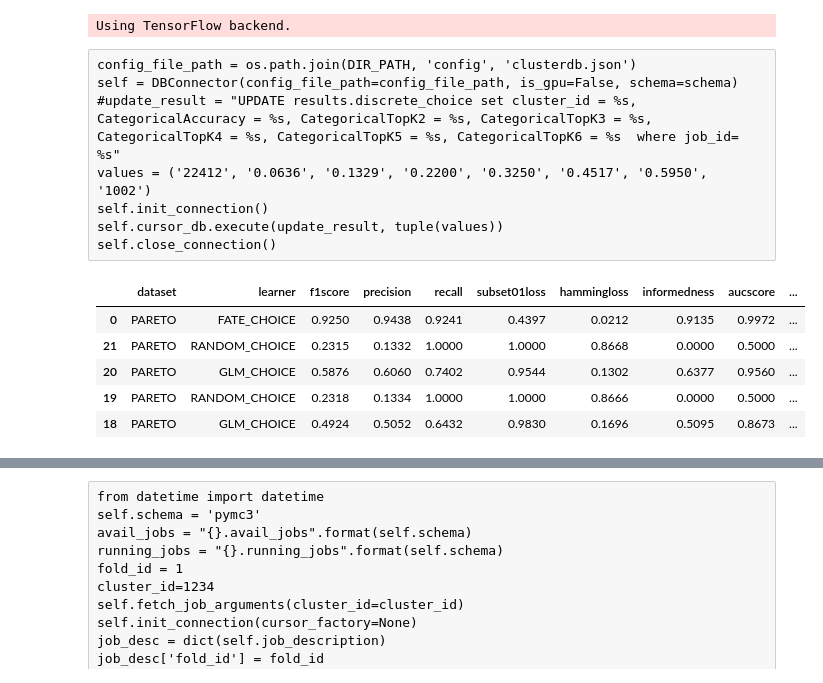
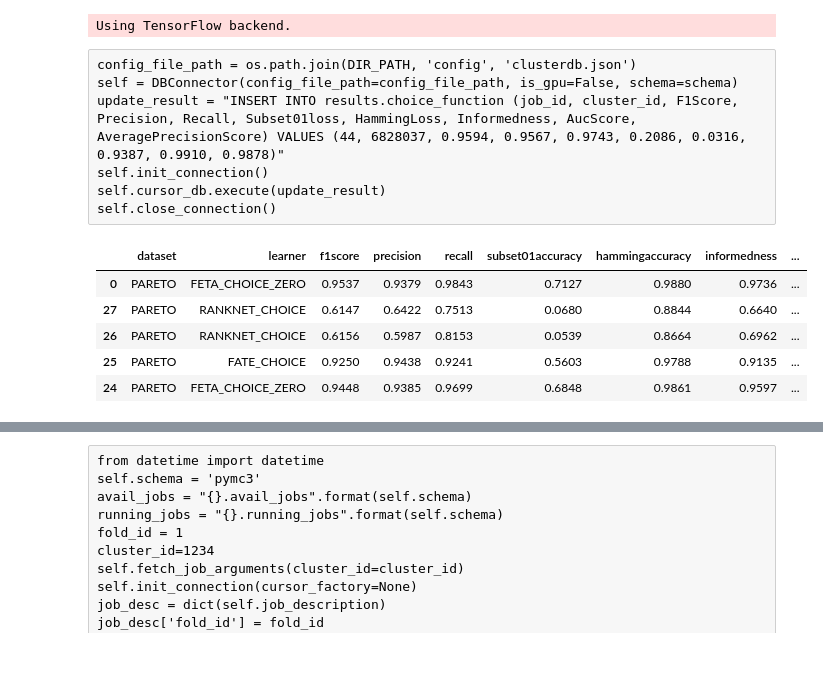
Before and after one commit to kiudee/cs-ranking, a Jupyter notebook: experiments/result_choice.ipynb, the cells around one changed output, grey strips where cells are left out. Saved outputs shown, nothing was run; the diff lists cells and outputs as text; code cells hidden in the pictures.

```diff
--- a/experiments/result_choice.ipynb
+++ b/experiments/result_choice.ipynb
@@ -29,13 +29,12 @@ models_dict = dict(zip(Dlower, models))
 # %% [raw]
 config_file_path = os.path.join(DIR_PATH, 'config', 'clusterdb.json')
 self = DBConnector(config_file_path=config_file_path, is_gpu=False, schema=schema)
-#update_result = "UPDATE results.discrete_choice set cluster_id = %s, CategoricalAccuracy = %s, CategoricalTopK2 = %s, CategoricalTopK3 = %s, CategoricalTopK4 = %s, CategoricalTopK5 = %s, CategoricalTopK6 = %s  where job_id= %s"
-values = ('22412', '0.0636', '0.1329', '0.2200', '0.3250', '0.4517', '0.5950', '1002')
+update_result = "INSERT INTO results.choice_function (job_id, cluster_id, F1Score, Precision, Recall, Subset01loss, HammingLoss, Informedness, AucScore, AveragePrecisionScore) VALUES (44, 6828037, 0.9594, 0.9567, 0.9743, 0.2086, 0.0316, 0.9387, 0.9910, 0.9878)"
 self.init_connection()
-self.cursor_db.execute(update_result, tuple(values))
+self.cursor_db.execute(update_result)
 self.close_connection()
 # %%
-def get_results_for_dataset(DATASET, del_jid = True):
+def get_results_for_dataset(DATASET, del_jid = True, dataset_type=None):
     config_file_path = os.path.join(DIR_PATH, 'config', 'clusterdb.json')
     results_table = 'results.{}'.format(learning_problem)
     schema = 'choice_functions'
@@ -55,39 +54,42 @@ def get_results_for_dataset(DATASET, del_jid = True):
             if job['hp_ranges'][job['learner']].get("n_hidden_set_layers", None)==[1,8]:
                 job['learner'] = job['learner']+'_shallow'
             elif n_hidden==[1,4] or n_hidden==[1,5]:
                 job['learner'] = job['learner']+'_shallow'
 
         if job['learner_params'].get("add_zeroth_order_model", False):
             job['learner'] = job['learner']+'_zero'
         if "letor" in job['dataset']:
             job['dataset'] = get_letor_string(job['dataset_params'])
         elif "sushi" in job['dataset']:
             job['dataset'] =  job['dataset']
         else:
             job['dataset'] = job['dataset_params']['dataset_type']
         job['learner'] = job['learner'].upper()
         job['dataset'] = job['dataset'].upper()
         values = list(job.values())
         keys = list(job.keys())
         columns = keys[start:]
         vals = values[start:]
 
         data.append(vals)
     df_full = pd.DataFrame(data, columns=columns)
     df_full = df_full.sort_values('dataset')
     if del_jid:
         del df_full['job_id']
+    df_full['subset01loss'] = 1 - df_full['subset01loss']
+    df_full['hammingloss'] = 1 - df_full['hammingloss']
+    df_full.rename(columns={'subset01loss': 'subset01accuracy', 'hammingloss': 'hammingaccuracy'}, inplace=True)
     columns = list(df_full.columns)
     return df_full, columns
 df, cols = get_results_for_dataset(datasets[0])
 df.head()
 # %% [output]
-|  | dataset | learner | f1score | precision | recall | subset01loss | hammingloss | informedness | aucscore | ... |
-| 0 | PARETO | FATE_CHOICE | 0.9250 | 0.9438 | 0.9241 | 0.4397 | 0.0212 | 0.9135 | 0.9972 | ... |
-| 21 | PARETO | RANDOM_CHOICE | 0.2315 | 0.1332 | 1.0000 | 1.0000 | 0.8668 | 0.0000 | 0.5000 | ... |
-| 20 | PARETO | GLM_CHOICE | 0.5876 | 0.6060 | 0.7402 | 0.9544 | 0.1302 | 0.6377 | 0.9560 | ... |
-| 19 | PARETO | RANDOM_CHOICE | 0.2318 | 0.1334 | 1.0000 | 1.0000 | 0.8666 | 0.0000 | 0.5000 | ... |
-| 18 | PARETO | GLM_CHOICE | 0.4924 | 0.5052 | 0.6432 | 0.9830 | 0.1696 | 0.5095 | 0.8673 | ... |
+|  | dataset | learner | f1score | precision | recall | subset01accuracy | hammingaccuracy | informedness | ... |
+| 0 | PARETO | FETA_CHOICE_ZERO | 0.9537 | 0.9379 | 0.9843 | 0.7127 | 0.9880 | 0.9736 | ... |
+| 27 | PARETO | RANKNET_CHOICE | 0.6147 | 0.6422 | 0.7513 | 0.0680 | 0.8844 | 0.6640 | ... |
+| 26 | PARETO | RANKNET_CHOICE | 0.6156 | 0.5987 | 0.8153 | 0.0539 | 0.8664 | 0.6962 | ... |
+| 25 | PARETO | FATE_CHOICE | 0.9250 | 0.9438 | 0.9241 | 0.5603 | 0.9788 | 0.9135 | ... |
+| 24 | PARETO | FETA_CHOICE_ZERO | 0.9448 | 0.9385 | 0.9699 | 0.6848 | 0.9861 | 0.9597 | ... |
 # %%
 def create_combined_dfs(DATASET, latex_row=False):
     df_full, columns = get_results_for_dataset(DATASET)
```
Also changed, not shown: parts of 6 cells of this notebook, 9 other files.
